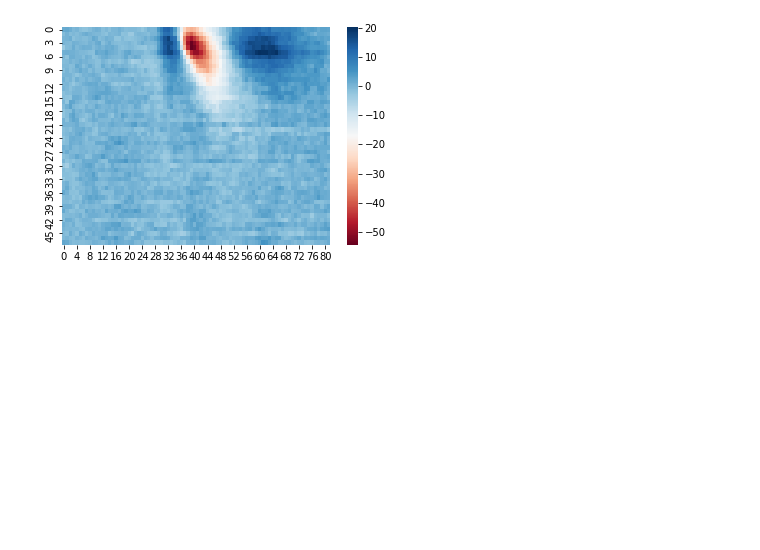
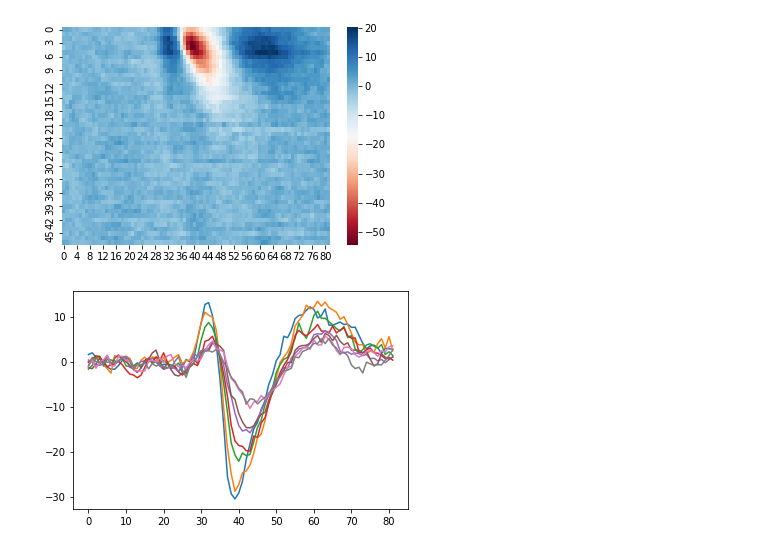
Before and after one commit to Nishant-codex/single_cell_analysis, a Jupyter notebook: notebooks/Guido_cells.ipynb, the cells around one changed output. Cells and saved outputs as stored; diff of their text form; code cells hidden in the pictures; blank space fills up the shorter version.

Commit message:
updated STA plots

```diff
--- a/notebooks/Guido_cells.ipynb
+++ b/notebooks/Guido_cells.ipynb
@@ -290,3 +282,8 @@ plt.show()
 # plt.show()
 # %% [output]
 [figure]
+# %%
+plt.plot(waveforms[2][:,:8])
+plt.show()
+# %% [output]
+[figure, added]
```
Also changed, not shown: parts of 4 cells of this notebook, 1 other file.
